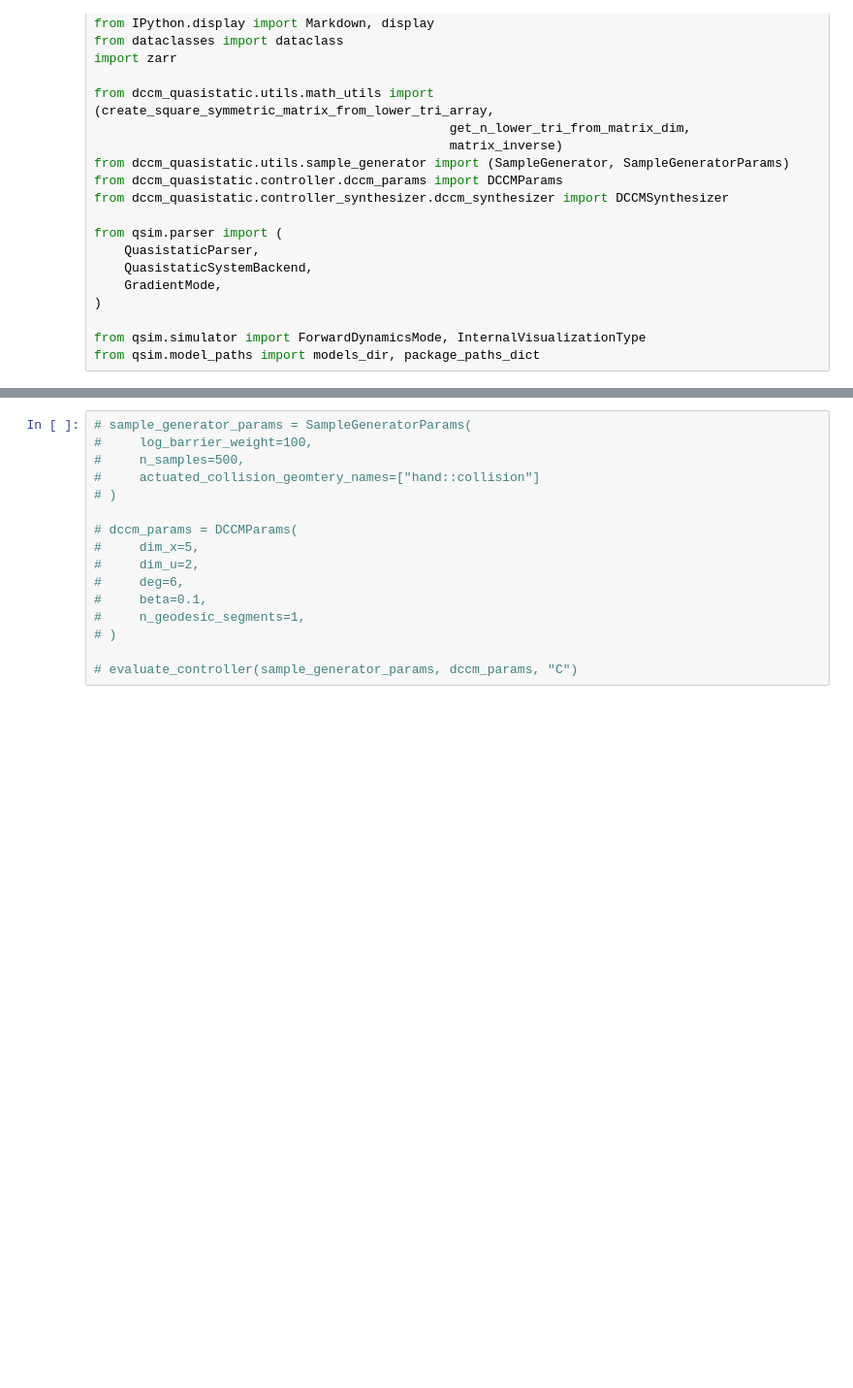
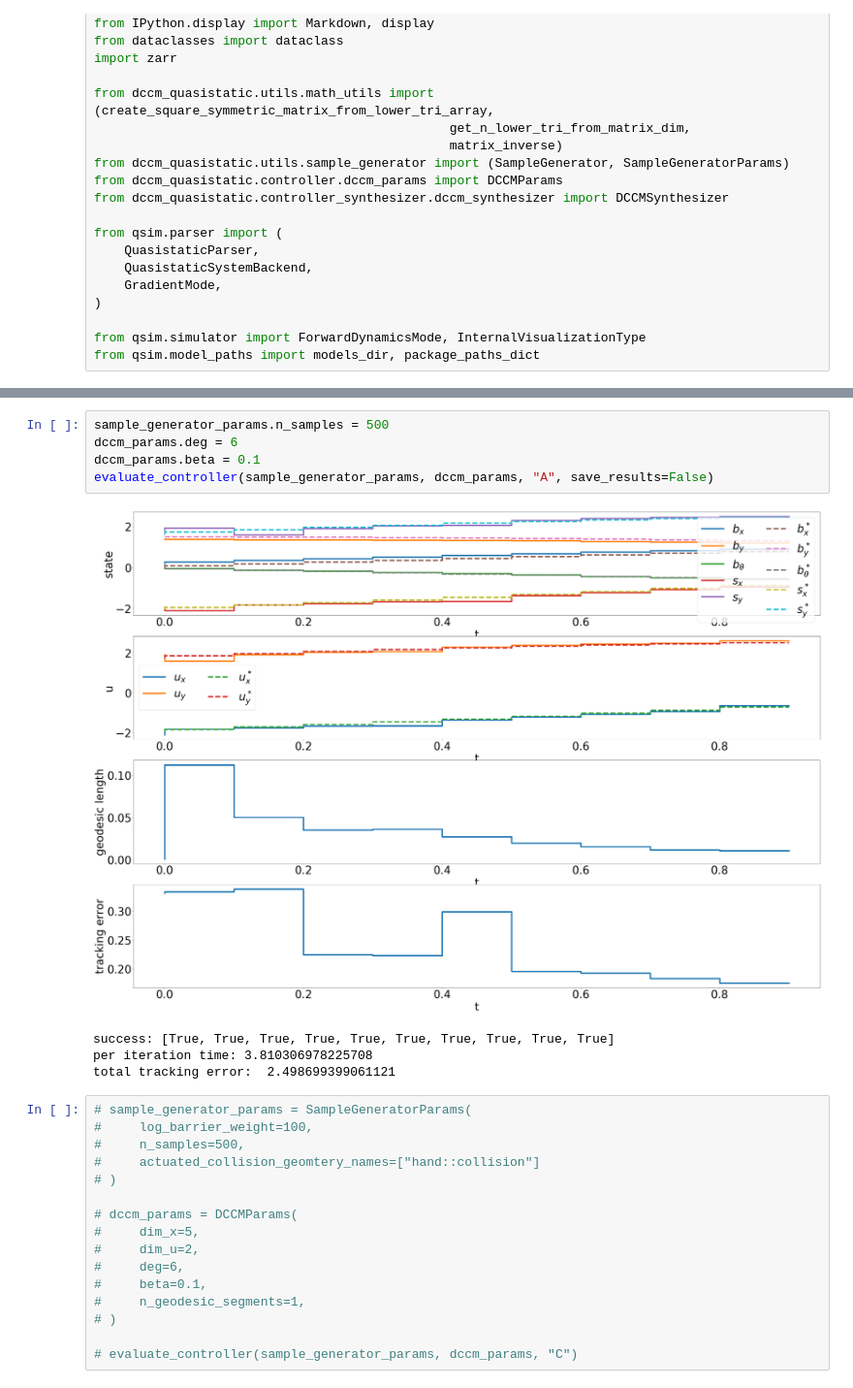
Before and after one commit to shaoyuancc/dccm_quasistatic, a Jupyter notebook: dccm_quasistatic/theory/dccm_evaluator.ipynb, the cells around one changed output, grey strips where cells are left out. Shown at 97% size. Saved outputs shown, nothing was run; the diff lists cells and outputs as text; blank space fills up the shorter version.

```diff
--- a/dccm_quasistatic/theory/dccm_evaluator.ipynb
+++ b/dccm_quasistatic/theory/dccm_evaluator.ipynb
@@ -229,3 +226,13 @@ RuntimeError: QpLogBarrier Newton's method did not converge for barrier weight 1
+# %%
+sample_generator_params.n_samples = 500
+dccm_params.deg = 6
+dccm_params.beta = 0.1
+evaluate_controller(sample_generator_params, dccm_params, "A", save_results=False)
+# %% [output]
+[figure, added]
+success: [True, True, True, True, True, True, True, True, True, True]
+per iteration time: 3.810306978225708
+total tracking error:  2.498699399061121
 # %%
 # sample_generator_params = SampleGeneratorParams(
 #     log_barrier_weight=100,
```
Also changed, not shown: parts of 2 cells of this notebook, 14 other files.
